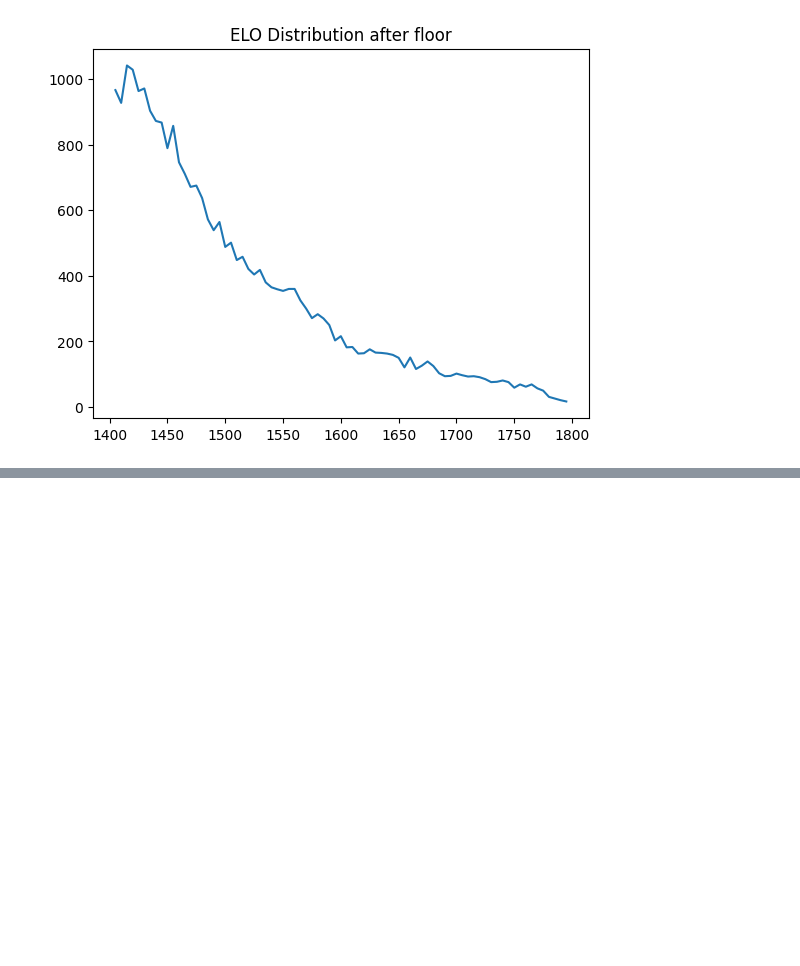
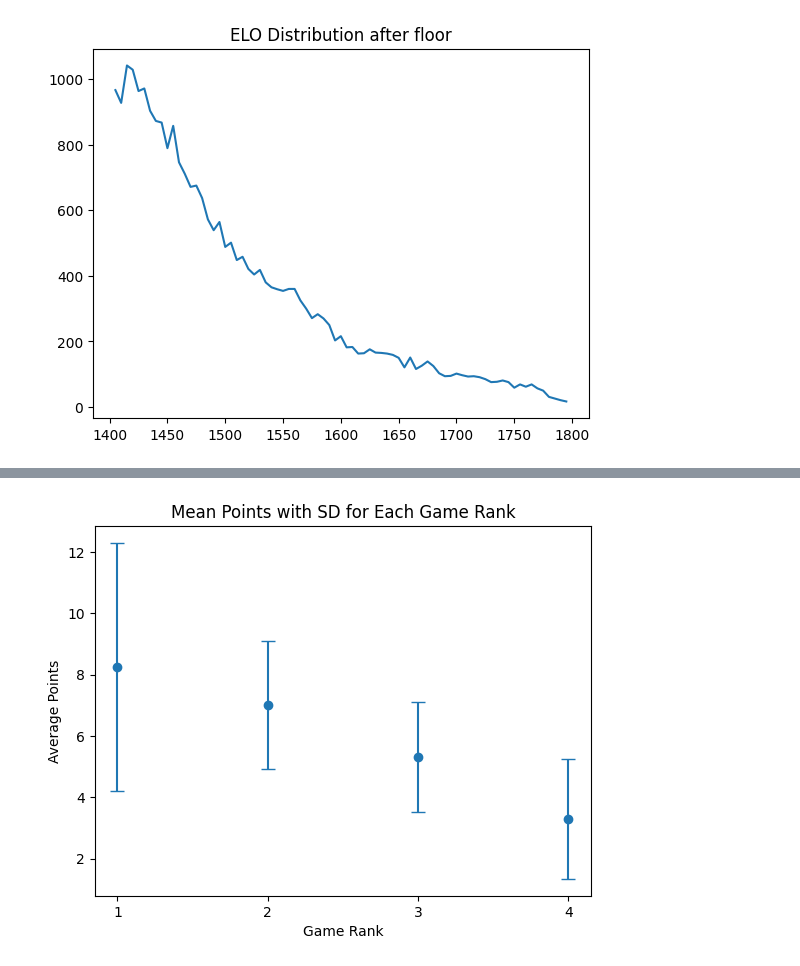
Before and after one commit to utecht/bga_te_stats, a Jupyter notebook: notebook/player_advantage.ipynb, the cells around one changed output, grey strips where cells are left out. Saved outputs shown, nothing was run; the diff lists cells and outputs as text; code cells hidden in the pictures; blank space fills up the shorter version.

```diff
--- a/notebook/player_advantage.ipynb
+++ b/notebook/player_advantage.ipynb
@@ -27,3 +28,17 @@ games_df
+# %%
+# create the player dataframe
+def mark_winner(group):
+    for player in group:
+        player['winner'] = False
+    group[0]['winner'] = True
+    return group
+
+games_df['players'] = games_df['players'].apply(lambda x: mark_winner(x))
+player_df = games_df.explode('players')
+player_df = player_df.reset_index(drop=True)
+player_norm = pd.json_normalize(player_df['players'])
+player_df = pd.concat([player_df, player_norm], axis=1)
+player_df['score'] = player_df['score'].astype('int64')
 # %%
 def print_winning_percentages(game_results, subtitle):
     winning_positions = game_results['table_stats'].apply(lambda x: int(x['winning_position']))
@@ -146,0 +143,19 @@ Text(0.5, 1.0, 'ELO Distribution after floor')
+# %%
+four_player_df = player_df[player_df['Player Count'] == 4]
+mean_points = four_player_df.groupby('gamerank')['score'].mean()
+std_points = four_player_df.groupby('gamerank')['score'].std()
+
+# Create a graph with error bars
+plt.errorbar(mean_points.index, mean_points, yerr=std_points, fmt='o', capsize=5)
+
+# Set x and y axis labels
+plt.xlabel('Game Rank')
+plt.ylabel('Average Points')
+
+# Set the title for the graph
+plt.title('Mean Points with SD for Each Game Rank')
+
+# Display the graph
+plt.show()
+# %% [output]
+[figure, added]
```
Also changed, not shown: parts of 17 cells of this notebook.
